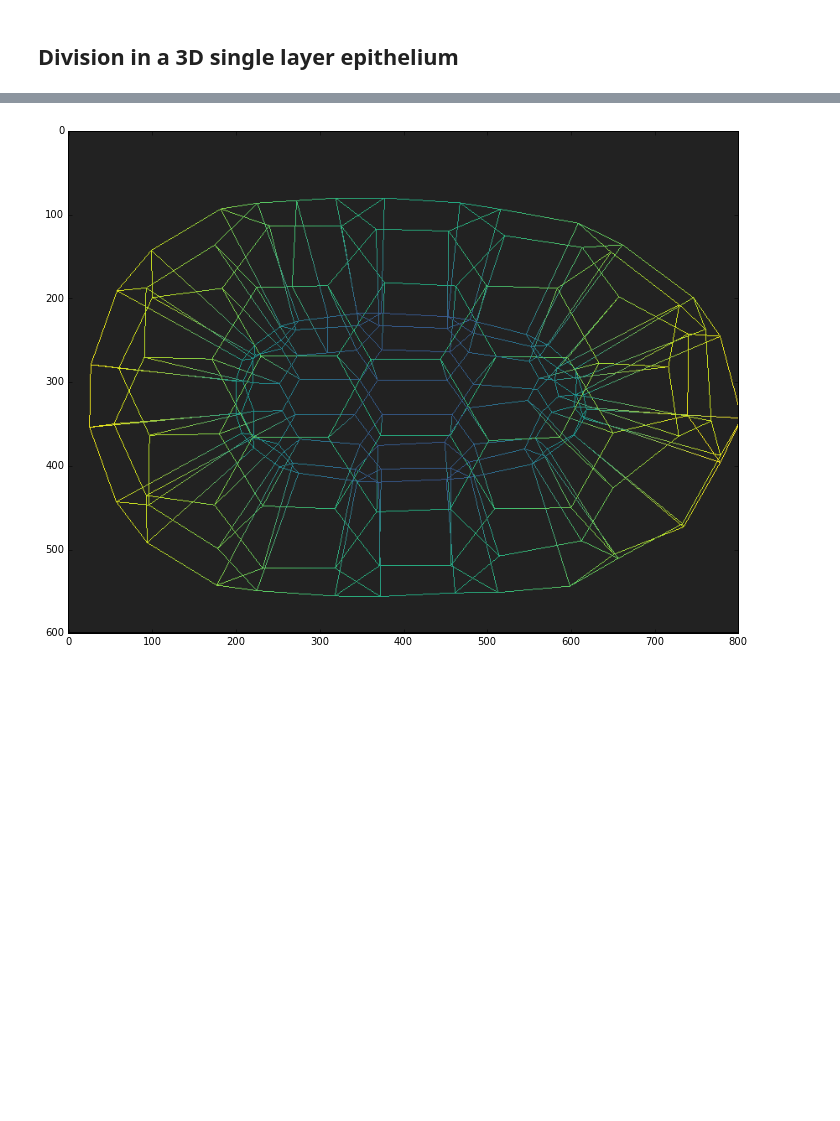
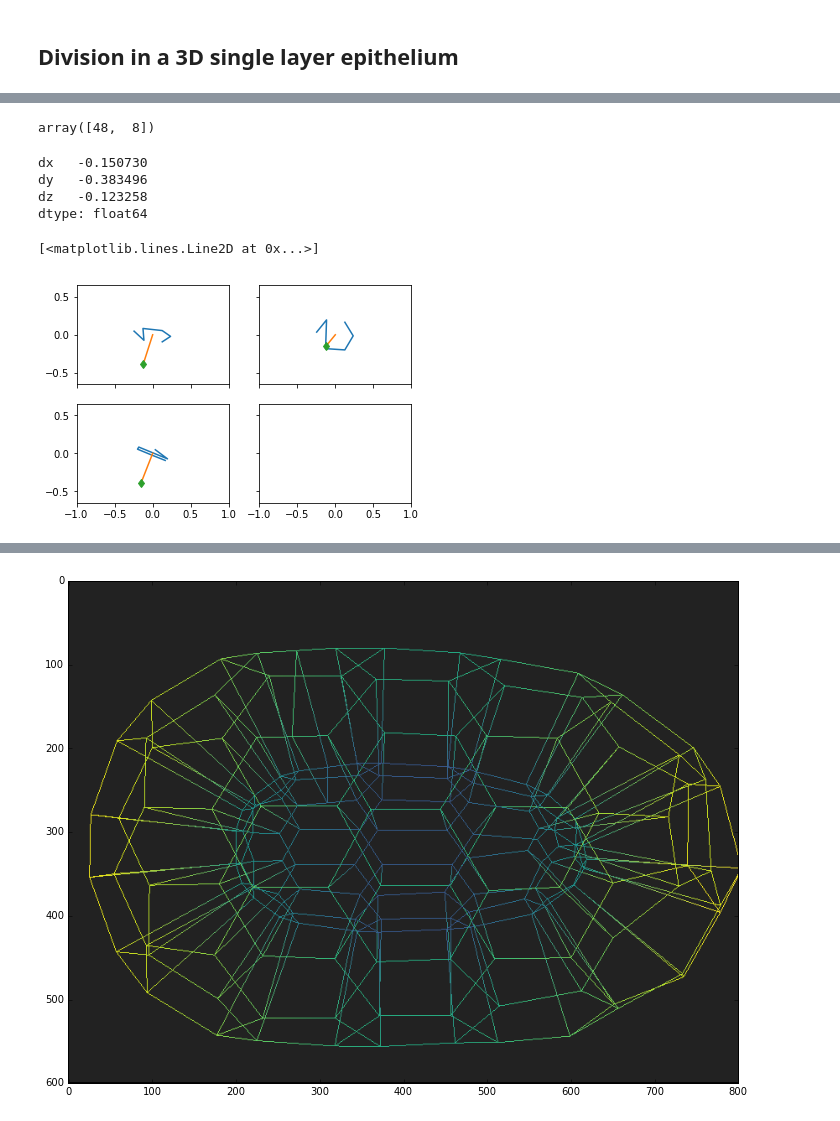
Before and after one commit to DamCB/tyssue, a Jupyter notebook: doc/notebooks/Cell_Division.ipynb, the cells around one changed output, grey strips where cells are left out. Saved outputs shown, nothing was run; the diff lists cells and outputs as text; code cells hidden in the pictures; blank space fills up the shorter version.

Commit message:
WIP debug 3D division

```diff
--- a/doc/notebooks/Cell_Division.ipynb
+++ b/doc/notebooks/Cell_Division.ipynb
@@ -122,0 +155,4 @@ daughter = cell_division(monolayer, mother,
+# %%
+bad_cells
+# %% [output]
+array([48,  8])
@@ -122,0 +161,48 @@ daughter = cell_division(monolayer, mother,
+# %%
+mother = 8
+ab_axis = MonoLayerGeometry.basal_apical_axis(monolayer, mother)
+plane_normal = np.asarray(ab_axis)
+
+h_vertices = get_division_vertices(monolayer,
+                                   mother=mother,
+                                   plane_normal=plane_normal)
+# %%
+ab_axis
+# %% [output]
+dx   -0.150730
+dy   -0.383496
+dz   -0.123258
+dtype: float64
+# %%
+fig, [[ax_zy, ax_zx],
+      [ax_xy, _]] = plt.subplots(2, 2,
+                               sharex=True,
+                               sharey=True)
+h_vs = monolayer.vert_df.loc[h_vertices, list('xyz')]
+for c in 'xyz':
+    h_vs[c] -= h_vs[c].mean()
+
+ax_xy.plot(h_vs.x, h_vs.y)
+ax_zy.plot(h_vs.z, h_vs.y)
+ax_zx.plot(h_vs.z, h_vs.x)
+for ax in ax_zy, ax_zx, ax_xy,:
+    ax.set(aspect='equal',
+           xlim=(-1., 1.),
+           ylim=(-1., 1.))
+
+ax_xy.plot([0, ab_axis.dx],
+           [0, ab_axis.dy],)
+ax_zy.plot([0, ab_axis.dz],
+           [0, ab_axis.dy],)
+ax_zx.plot([0, ab_axis.dz],
+           [0, ab_axis.dx],)
+
+ax_xy.plot([ab_axis.dx],
+           [ab_axis.dy], 'd')
+ax_zy.plot([ab_axis.dz],
+           [ab_axis.dy], 'd')
+ax_zx.plot([ab_axis.dz],
+           [ab_axis.dx], 'd')
+# %% [output]
+[<matplotlib.lines.Line2D at 0x...>]
+[figure, added]
```
Also changed, not shown: parts of 11 cells of this notebook, 2 other files.
